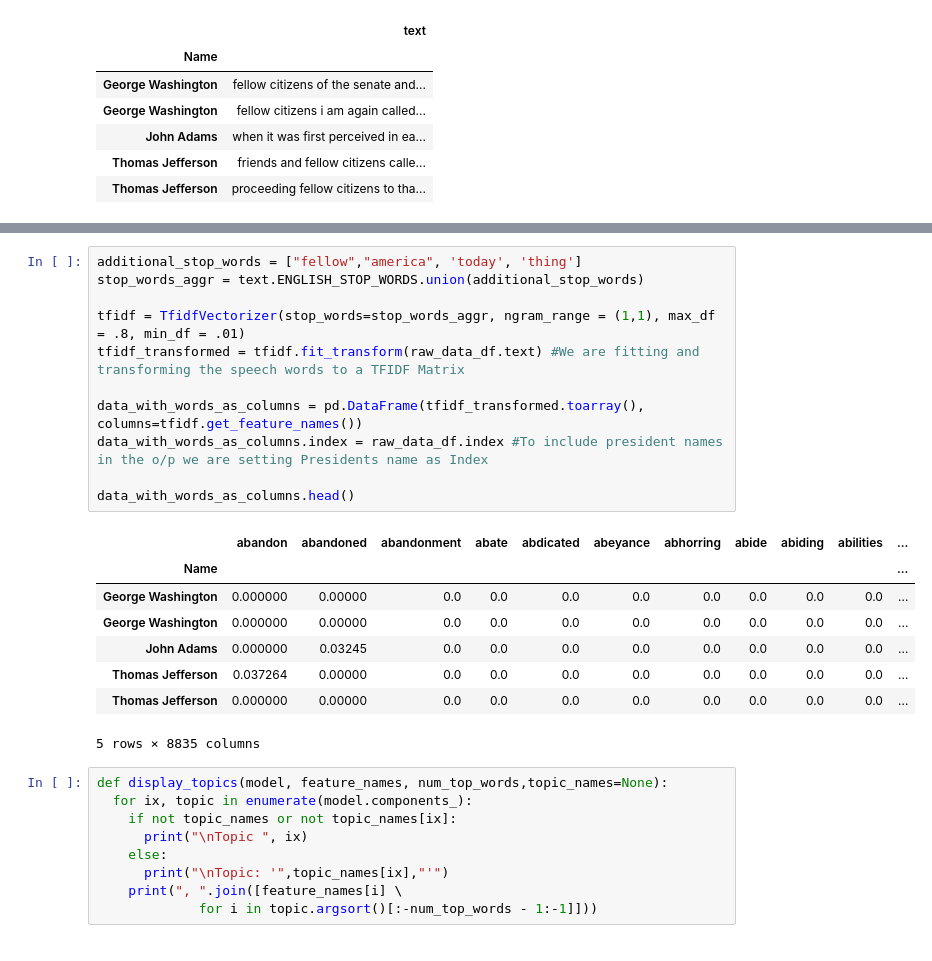
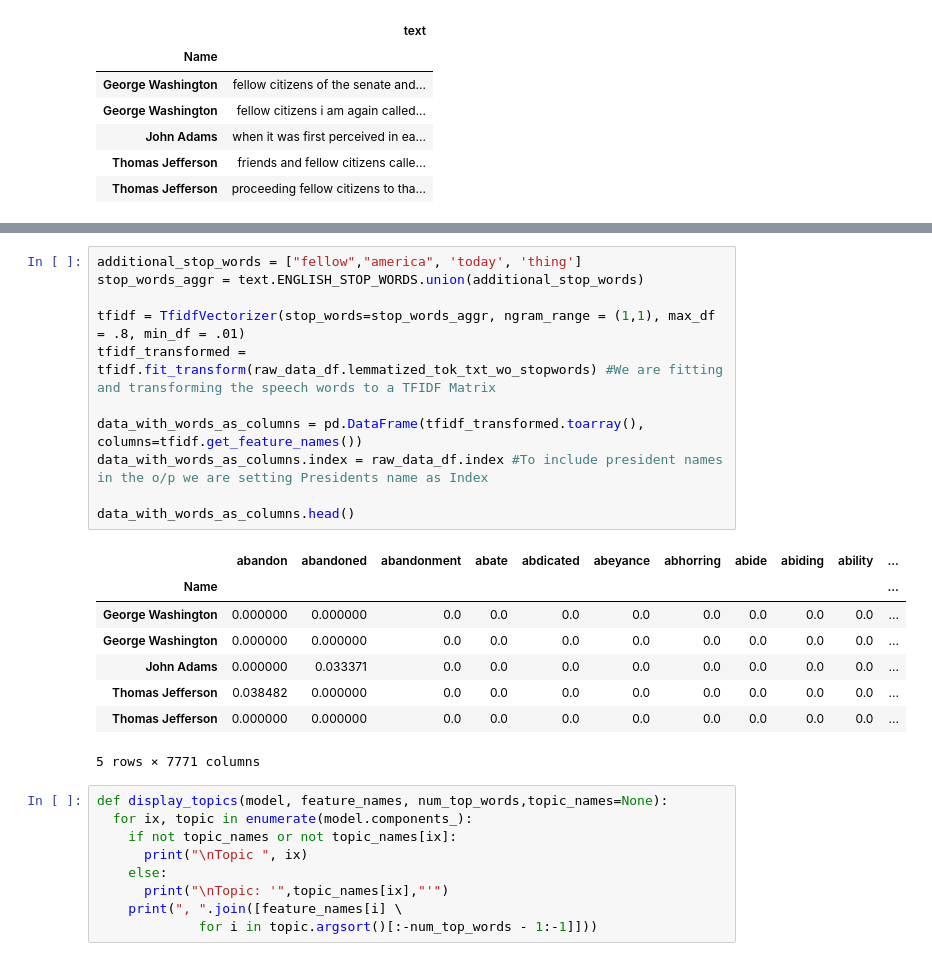
Before and after one commit to aaprasad/DSC210-FA22-Final-Project, a Jupyter notebook: president_nmf.ipynb, the cells around one changed output, grey strips where cells are left out. Drawn from its saved outputs; the diff is of its cells as text.

```diff
--- a/president_nmf.ipynb
+++ b/president_nmf.ipynb
@@ -165,23 +167,23 @@ raw_data_df.head()
 # %%
 additional_stop_words = ["fellow","america", 'today', 'thing']
 stop_words_aggr = text.ENGLISH_STOP_WORDS.union(additional_stop_words)
 
 tfidf = TfidfVectorizer(stop_words=stop_words_aggr, ngram_range = (1,1), max_df = .8, min_df = .01)
-tfidf_transformed = tfidf.fit_transform(raw_data_df.text) #We are fitting and transforming the speech words to a TFIDF Matrix
+tfidf_transformed = tfidf.fit_transform(raw_data_df.lemmatized_tok_txt_wo_stopwords) #We are fitting and transforming the speech words to a TFIDF Matrix
 
 data_with_words_as_columns = pd.DataFrame(tfidf_transformed.toarray(), columns=tfidf.get_feature_names())
 data_with_words_as_columns.index = raw_data_df.index #To include president names in the o/p we are setting Presidents name as Index
 
 data_with_words_as_columns.head()
 # %% [output]
-|  | abandon | abandoned | abandonment | abate | abdicated | abeyance | abhorring | abide | abiding | abilities | ... |
+|  | abandon | abandoned | abandonment | abate | abdicated | abeyance | abhorring | abide | abiding | ability | ... |
 | Name |  |  |  |  |  |  |  |  |  |  | ... |
-| George Washington | 0.000000 | 0.00000 | 0.0 | 0.0 | 0.0 | 0.0 | 0.0 | 0.0 | 0.0 | 0.0 | ... |
-| George Washington | 0.000000 | 0.00000 | 0.0 | 0.0 | 0.0 | 0.0 | 0.0 | 0.0 | 0.0 | 0.0 | ... |
-| John Adams | 0.000000 | 0.03245 | 0.0 | 0.0 | 0.0 | 0.0 | 0.0 | 0.0 | 0.0 | 0.0 | ... |
-| Thomas Jefferson | 0.037264 | 0.00000 | 0.0 | 0.0 | 0.0 | 0.0 | 0.0 | 0.0 | 0.0 | 0.0 | ... |
-| Thomas Jefferson | 0.000000 | 0.00000 | 0.0 | 0.0 | 0.0 | 0.0 | 0.0 | 0.0 | 0.0 | 0.0 | ... |
+| George Washington | 0.000000 | 0.000000 | 0.0 | 0.0 | 0.0 | 0.0 | 0.0 | 0.0 | 0.0 | 0.0 | ... |
+| George Washington | 0.000000 | 0.000000 | 0.0 | 0.0 | 0.0 | 0.0 | 0.0 | 0.0 | 0.0 | 0.0 | ... |
+| John Adams | 0.000000 | 0.033371 | 0.0 | 0.0 | 0.0 | 0.0 | 0.0 | 0.0 | 0.0 | 0.0 | ... |
+| Thomas Jefferson | 0.038482 | 0.000000 | 0.0 | 0.0 | 0.0 | 0.0 | 0.0 | 0.0 | 0.0 | 0.0 | ... |
+| Thomas Jefferson | 0.000000 | 0.000000 | 0.0 | 0.0 | 0.0 | 0.0 | 0.0 | 0.0 | 0.0 | 0.0 | ... |
-5 rows × 8835 columns
+5 rows × 7771 columns
 # %%
 def display_topics(model, feature_names, num_top_words,topic_names=None):
   for ix, topic in enumerate(model.components_):
```
Also changed, not shown: parts of 9 cells of this notebook.
